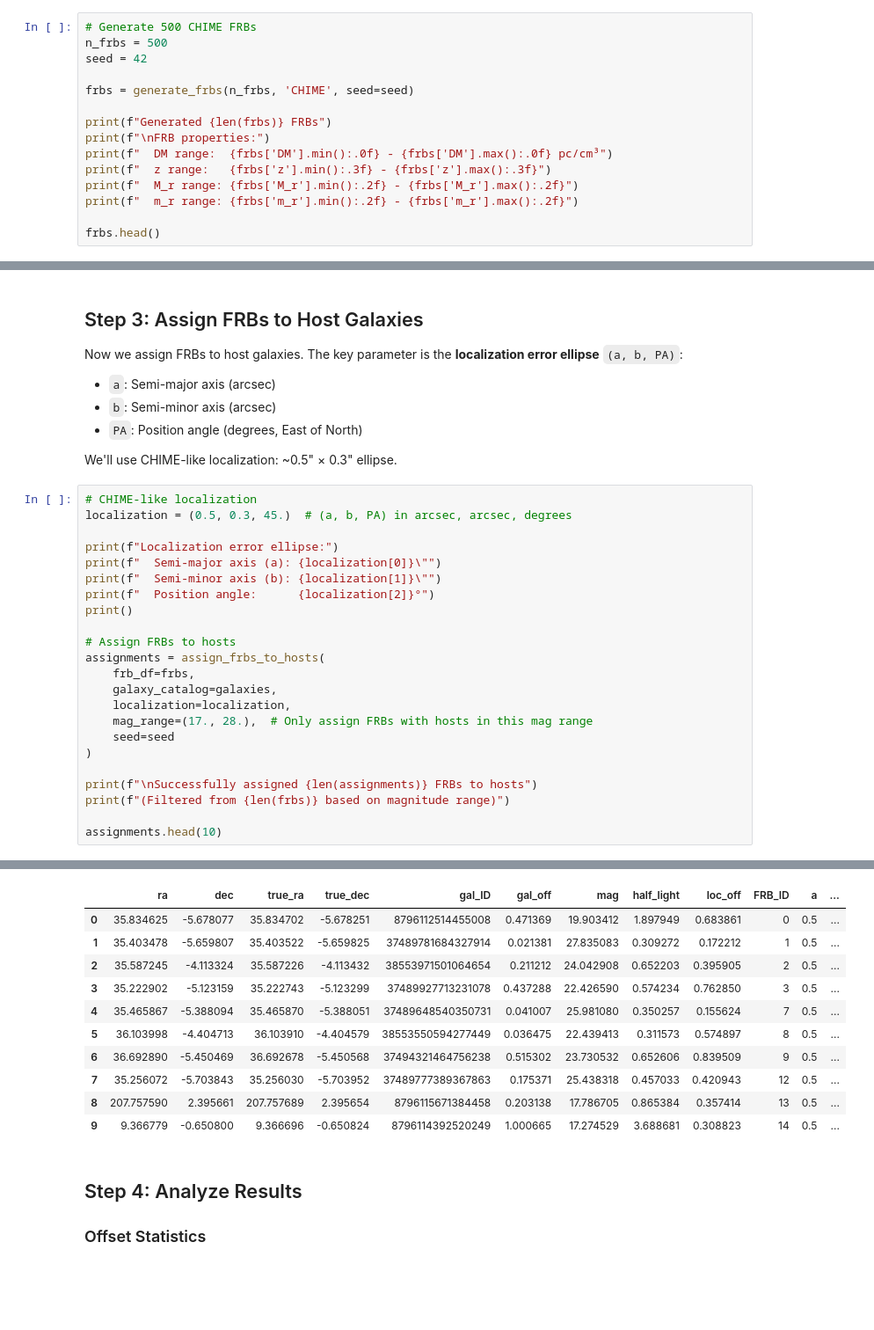
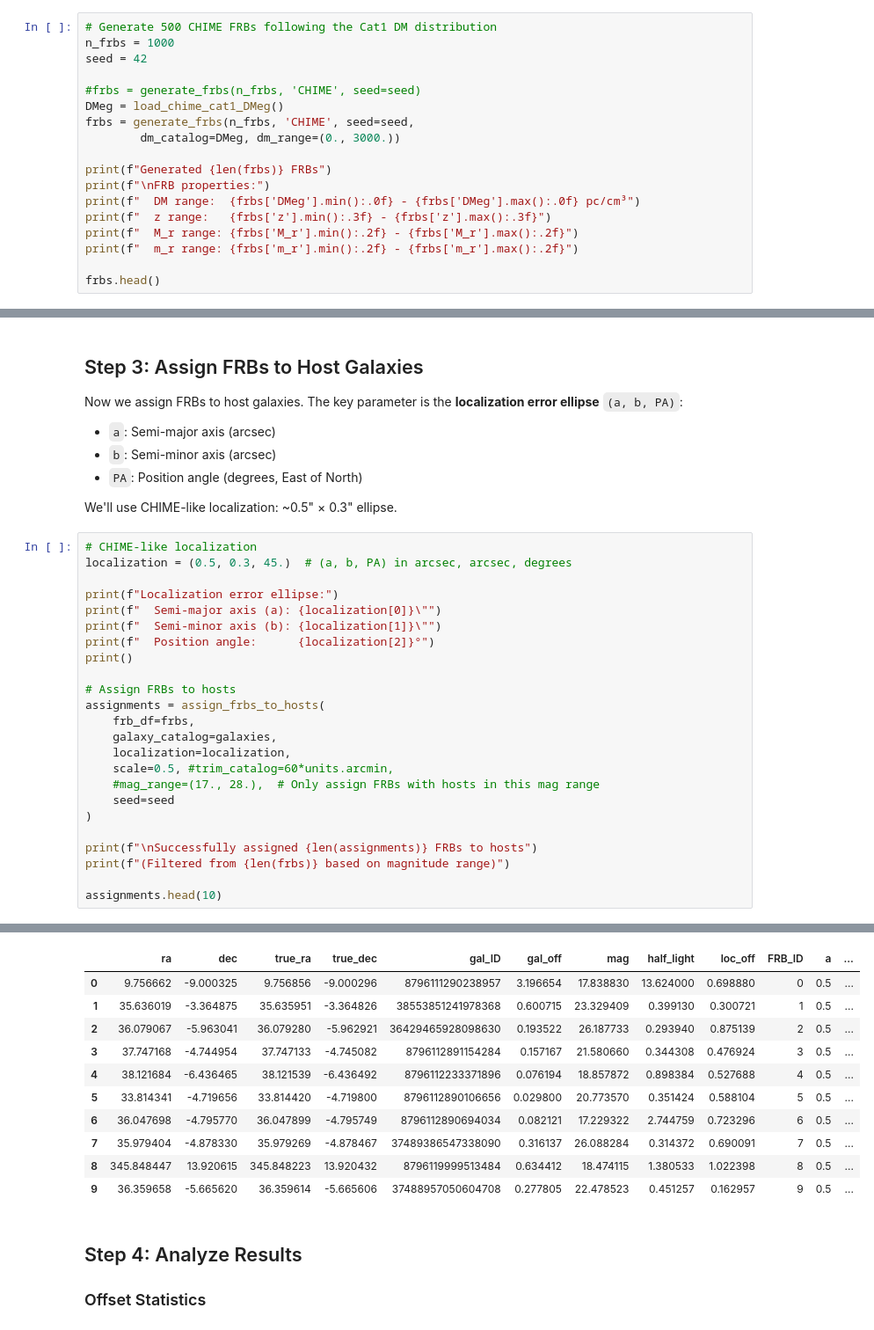
Before and after one commit to FRBs/astropath, a Jupyter notebook: docs/nb/Simulate_Assign_FRBs.ipynb, the cells around one changed output, grey strips where cells are left out. Shown at 88% size. Drawn from its saved outputs; the diff is of its cells as text; blank space fills up the shorter version.

```diff
--- a/docs/nb/Simulate_Assign_FRBs.ipynb
+++ b/docs/nb/Simulate_Assign_FRBs.ipynb
@@ -31,15 +33,18 @@ from astropath.simulations import generate_frbs, assign_frbs_to_hosts
 
 First, we generate a population of FRBs using `generate_frbs()`. This gives us FRBs with realistic DM, redshift, and host galaxy magnitude distributions.
 # %%
-# Generate 500 CHIME FRBs
-n_frbs = 500
+# Generate 500 CHIME FRBs following the Cat1 DM distribution
+n_frbs = 1000
 seed = 42
 
-frbs = generate_frbs(n_frbs, 'CHIME', seed=seed)
+#frbs = generate_frbs(n_frbs, 'CHIME', seed=seed)
+DMeg = load_chime_cat1_DMeg()
+frbs = generate_frbs(n_frbs, 'CHIME', seed=seed,
+        dm_catalog=DMeg, dm_range=(0., 3000.))
 
 print(f"Generated {len(frbs)} FRBs")
 print(f"\nFRB properties:")
-print(f"  DM range:  {frbs['DM'].min():.0f} - {frbs['DM'].max():.0f} pc/cm³")
+print(f"  DM range:  {frbs['DMeg'].min():.0f} - {frbs['DMeg'].max():.0f} pc/cm³")
 print(f"  z range:   {frbs['z'].min():.3f} - {frbs['z'].max():.3f}")
 print(f"  M_r range: {frbs['M_r'].min():.2f} - {frbs['M_r'].max():.2f}")
 print(f"  m_r range: {frbs['m_r'].min():.2f} - {frbs['m_r'].max():.2f}")
@@ -226,7 +234,8 @@ assignments = assign_frbs_to_hosts(
     frb_df=frbs,
     galaxy_catalog=galaxies,
     localization=localization,
-    mag_range=(17., 28.),  # Only assign FRBs with hosts in this mag range
+    scale=0.5, #trim_catalog=60*units.arcmin,
+    #mag_range=(17., 28.),  # Only assign FRBs with hosts in this mag range
     seed=seed
 )
 
@@ -253,14 +264,14 @@ Successfully assigned 380 FRBs to hosts
 |  | ra | dec | true_ra | true_dec | gal_ID | gal_off | mag | half_light | loc_off | FRB_ID | a | ... |
-| 0 | 35.834625 | -5.678077 | 35.834702 | -5.678251 | 8796112514455008 | 0.471369 | 19.903412 | 1.897949 | 0.683861 | 0 | 0.5 | ... |
-| 1 | 35.403478 | -5.659807 | 35.403522 | -5.659825 | 37489781684327914 | 0.021381 | 27.835083 | 0.309272 | 0.172212 | 1 | 0.5 | ... |
-| 2 | 35.587245 | -4.113324 | 35.587226 | -4.113432 | 38553971501064654 | 0.211212 | 24.042908 | 0.652203 | 0.395905 | 2 | 0.5 | ... |
-| 3 | 35.222902 | -5.123159 | 35.222743 | -5.123299 | 37489927713231078 | 0.437288 | 22.426590 | 0.574234 | 0.762850 | 3 | 0.5 | ... |
-| 4 | 35.465867 | -5.388094 | 35.465870 | -5.388051 | 37489648540350731 | 0.041007 | 25.981080 | 0.350257 | 0.155624 | 7 | 0.5 | ... |
-| 5 | 36.103998 | -4.404713 | 36.103910 | -4.404579 | 38553550594277449 | 0.036475 | 22.439413 | 0.311573 | 0.574897 | 8 | 0.5 | ... |
-| 6 | 36.692890 | -5.450469 | 36.692678 | -5.450568 | 37494321464756238 | 0.515302 | 23.730532 | 0.652606 | 0.839509 | 9 | 0.5 | ... |
-| 7 | 35.256072 | -5.703843 | 35.256030 | -5.703952 | 37489777389367863 | 0.175371 | 25.438318 | 0.457033 | 0.420943 | 12 | 0.5 | ... |
-| 8 | 207.757590 | 2.395661 | 207.757689 | 2.395654 | 8796115671384458 | 0.203138 | 17.786705 | 0.865384 | 0.357414 | 13 | 0.5 | ... |
-| 9 | 9.366779 | -0.650800 | 9.366696 | -0.650824 | 8796114392520249 | 1.000665 | 17.274529 | 3.688681 | 0.308823 | 14 | 0.5 | ... |
+| 0 | 9.756662 | -9.000325 | 9.756856 | -9.000296 | 8796111290238957 | 3.196654 | 17.838830 | 13.624000 | 0.698880 | 0 | 0.5 | ... |
+| 1 | 35.636019 | -3.364875 | 35.635951 | -3.364826 | 38553851241978368 | 0.600715 | 23.329409 | 0.399130 | 0.300721 | 1 | 0.5 | ... |
+| 2 | 36.079067 | -5.963041 | 36.079280 | -5.962921 | 36429465928098630 | 0.193522 | 26.187733 | 0.293940 | 0.875139 | 2 | 0.5 | ... |
+| 3 | 37.747168 | -4.744954 | 37.747133 | -4.745082 | 8796112891154284 | 0.157167 | 21.580660 | 0.344308 | 0.476924 | 3 | 0.5 | ... |
+| 4 | 38.121684 | -6.436465 | 38.121539 | -6.436492 | 8796112233371896 | 0.076194 | 18.857872 | 0.898384 | 0.527688 | 4 | 0.5 | ... |
+| 5 | 33.814341 | -4.719656 | 33.814420 | -4.719800 | 8796112890106656 | 0.029800 | 20.773570 | 0.351424 | 0.588104 | 5 | 0.5 | ... |
+| 6 | 36.047698 | -4.795770 | 36.047899 | -4.795749 | 8796112890694034 | 0.082121 | 17.229322 | 2.744759 | 0.723296 | 6 | 0.5 | ... |
+| 7 | 35.979404 | -4.878330 | 35.979269 | -4.878467 | 37489386547338090 | 0.316137 | 26.088284 | 0.314372 | 0.690091 | 7 | 0.5 | ... |
+| 8 | 345.848447 | 13.920615 | 345.848223 | 13.920432 | 8796119999513484 | 0.634412 | 18.474115 | 1.380533 | 1.022398 | 8 | 0.5 | ... |
+| 9 | 36.359658 | -5.665620 | 36.359614 | -5.665606 | 37488957050604708 | 0.277805 | 22.478523 | 0.451257 | 0.162957 | 9 | 0.5 | ... |
 # %% [markdown]
 ## Step 4: Analyze Results
 
```
Also changed, not shown: parts of 7 cells of this notebook, 6 other files.
